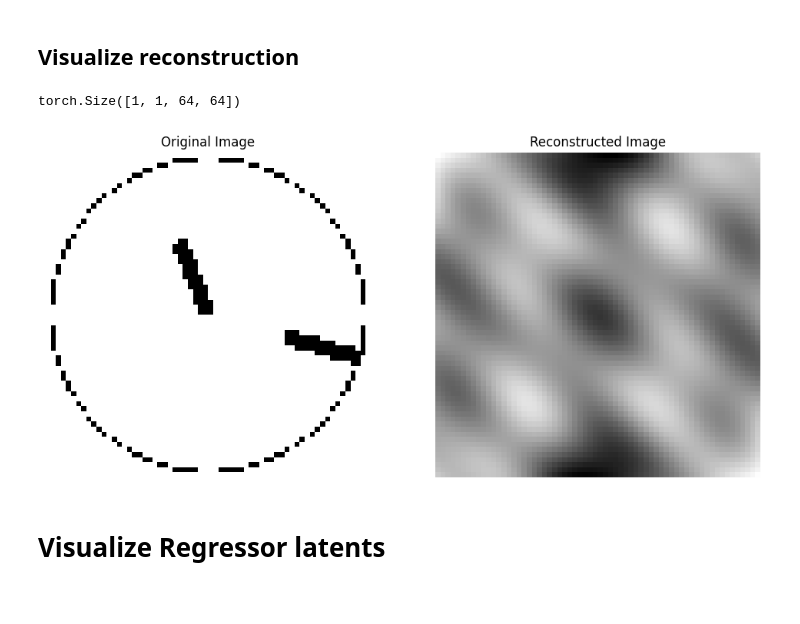
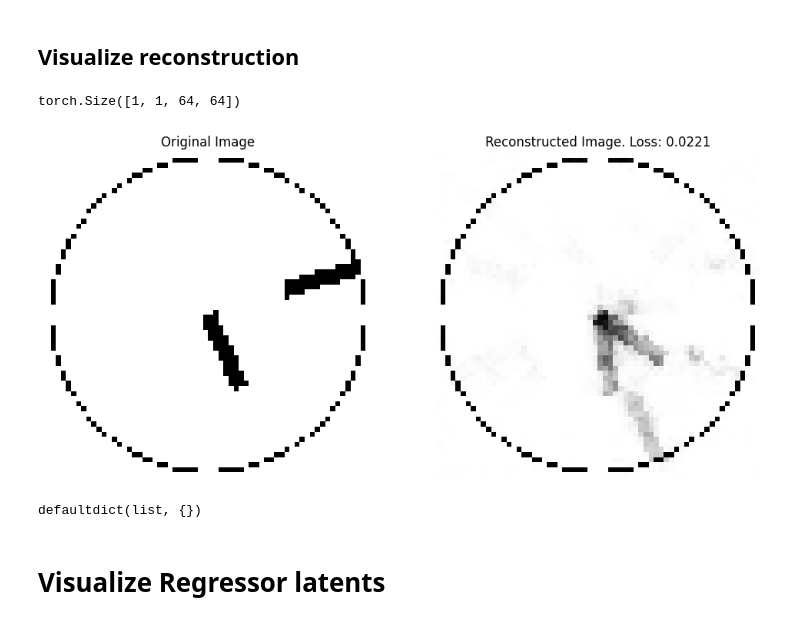
Before and after one commit to uzairname/manifold-learning, a Jupyter notebook: main.ipynb, the cells around one changed output. Cells and saved outputs as stored; diff of their text form; code cells hidden in the pictures.

```diff
--- a/main.ipynb
+++ b/main.ipynb
@@ -13,7 +13,7 @@ import numpy as np
 
 device = torch.device('cuda' if torch.cuda.is_available() else 'cpu')
 
-IMG_SIZE = 128
+IMG_SIZE = 64
 BATCH_SIZE = 64
 data_size = 4096
 
@@ -41,11 +41,7 @@ for i in range(16):
     axs[i // 4, i % 4].imshow(img[0].squeeze(), cmap='gray')
     axs[i // 4, i % 4].set_title(f"{hour:.0f}h{minute:.0f}m")
     axs[i // 4, i % 4].axis('off')
-# hour = label[0] * 12
-# minute = label[1] * 60
-# axs[i // 4, i % 4].imshow(img[0], cmap='gray')
-# axs[i // 4, i % 4].set_title(f"{hour:.0f}h{minute:.0f}m")
-# axs[i // 4, i % 4].axis('off')
+
 
 plt.show()
 # %% [output]
@@ -164,22 +236,12 @@ from tqdm import tqdm
 
 torch.cuda.empty_cache()
 
-data_config = ClockConfig(
-    minute_hand_len=1,
-    minute_hand_start=0.5,
-    miute_hand_thickness=0.1,
-    hour_hand_len=0.5,
-    hour_hand_start=0,
-    hour_hand_thickness=0.1
-)
-
 model, dataloader = load_model_and_dataset(
     img_size=64,
-    batch_size=8,
     data_config=data_config,
-    out_dim=OUT_DIM,
-    tag='ConvInrAutoencoder',
-    postfix='-d20',
+    latent_dim=LATENT_DIM,
+    tag='ResnetAutoencoder',
+    postfix='-d22',
 )
 
 # Extract latent representations
@@ -199,13 +261,13 @@ latents = np.concatenate(latents, axis=0)
 labels = np.concatenate(labels, axis=0) * (12 * 60)  # Denormalize to minutes past midnight
 labels2d = np.concatenate(labels2d, axis=0)  # Denormalize to minutes past midnight
 
-if (OUT_DIM <= 2):
+if (LATENT_DIM <= 2):
   # Plot latent space
   plt.figure(figsize=(8, 6))
-  scatter = plt.scatter(latents[:, 0], labels if OUT_DIM==1 else latents[:,1], c=labels, cmap="viridis", alpha=0.7)
+  scatter = plt.scatter(latents[:, 0], labels if LATENT_DIM==1 else latents[:,1], c=labels, cmap="viridis", alpha=0.7)
   plt.colorbar(scatter, label="Time in minutes past midnight")
   plt.xlabel("Latent Dimension 1")
-  plt.ylabel("Time in minutes past midnight" if OUT_DIM==1 else "Latent Dimension 2")
+  plt.ylabel("Time in minutes past midnight" if LATENT_DIM==1 else "Latent Dimension 2")
   plt.title("Learned Manifold of Autoencoder (Clock Dataset)")
   plt.show()
 else:
@@ -234,25 +293,30 @@ i = iter(dataloader)
 # %%
 import matplotlib.pyplot as plt
 import numpy as np
+
 
 img = next(i)[0][0].unsqueeze(0)
 
 print(img.shape)
 
 out, latent = model.forward(img.to(device))
-img = img.squeeze(0).detach().cpu().numpy()
-out = out.squeeze(0).detach().cpu().numpy()
+
+loss = torch.nn.functional.mse_loss(out, img.to(device))
+img = img.squeeze(1).detach().cpu().numpy()
+out = out.squeeze(1).detach().cpu().numpy()
+
 
 plt.figure(figsize=(12, 6))
 plt.subplot(1, 2, 1)
 plt.imshow(img[0], cmap='gray')
 plt.title("Original Image")
 plt.axis('off')
 plt.subplot(1, 2, 2)
 plt.imshow(out[0], cmap='gray')
-plt.title("Reconstructed Image")
+plt.title(f"Reconstructed Image. Loss: {loss.item():.4f}")
 plt.axis('off')
+
 plt.show()
 # %% [output]
 torch.Size([1, 1, 64, 64])
-[figure, old version]
+[figure, new version]
@@ -259,2 +329,6 @@ torch.Size([1, 1, 64, 64])
+# %%
+activation_norms
+# %% [output]
+defaultdict(list, {})
 # %% [markdown]
 # Visualize Regressor latents
```
Also changed, not shown: parts of 20 cells of this notebook, 18 other files.
